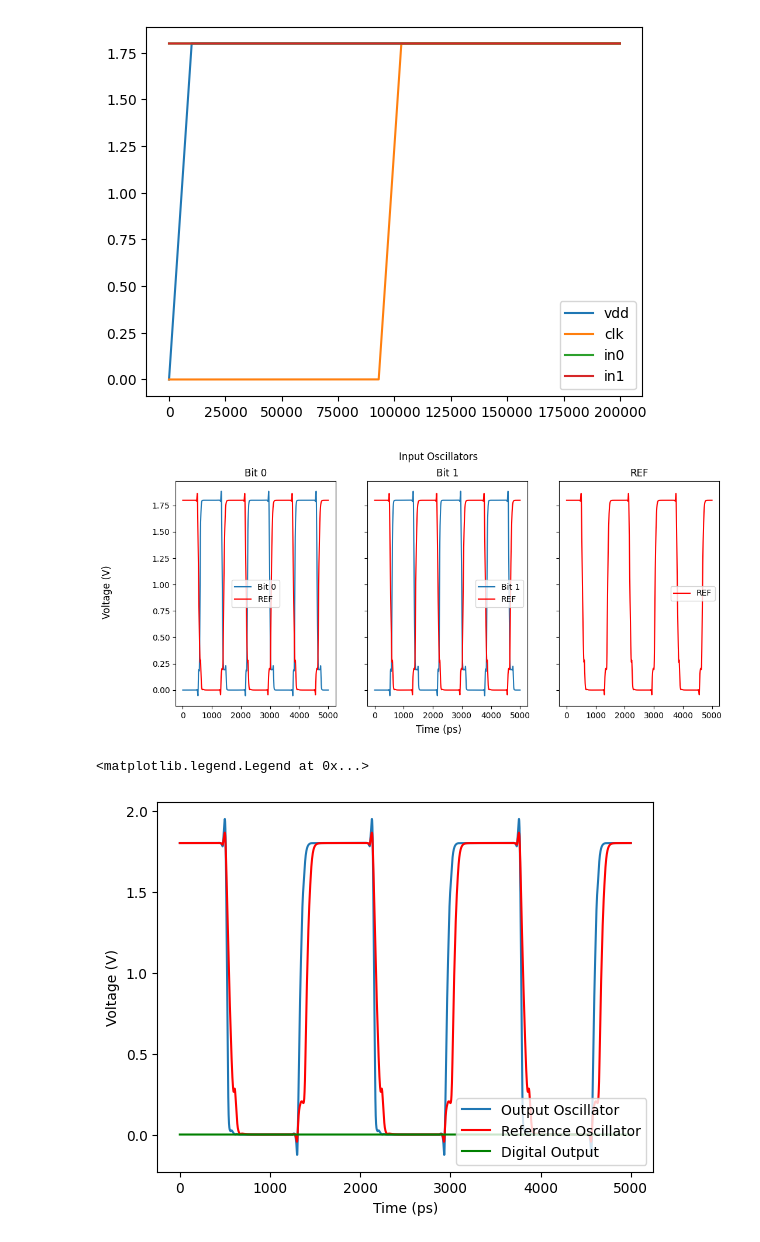
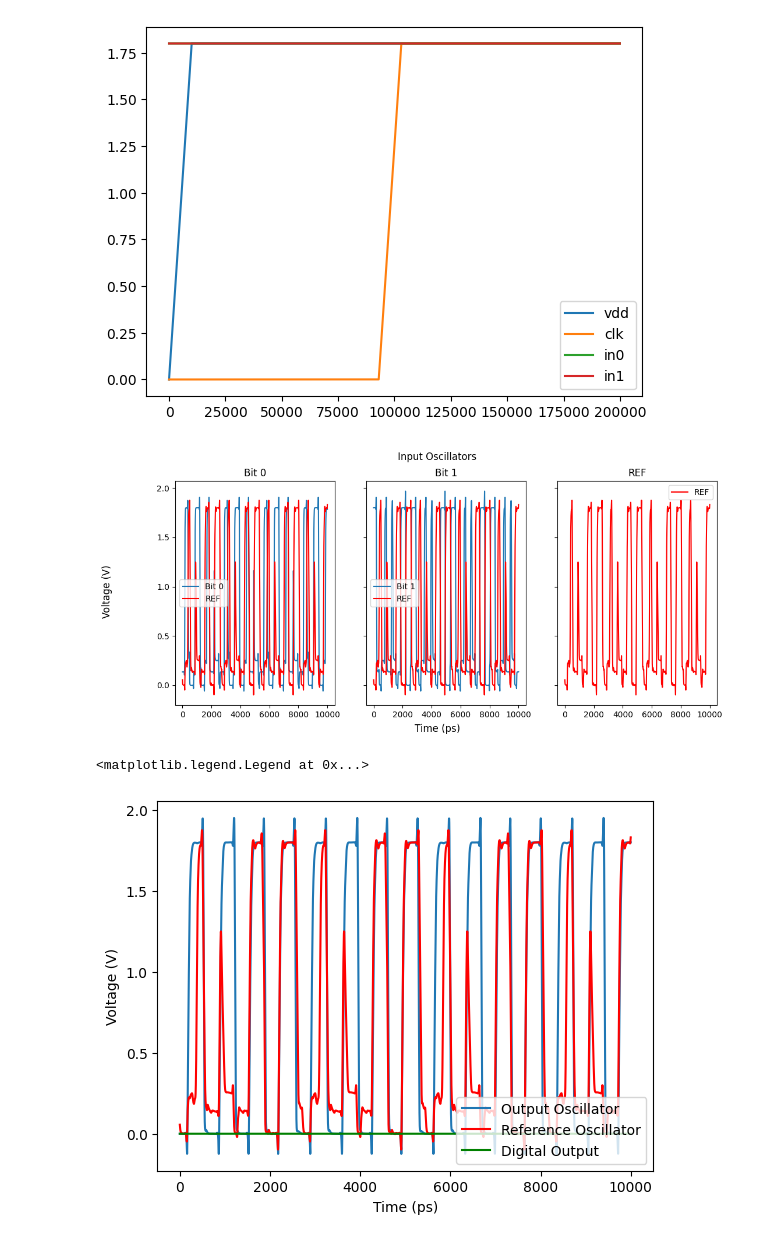
Before and after one commit to ThomasPluck/wobblchip, a Jupyter notebook: sim/integration_validation.ipynb, the cells around one changed output. Saved outputs shown, nothing was run; the diff lists cells and outputs as text; code cells hidden in the pictures.

```diff
--- a/sim/integration_validation.ipynb
+++ b/sim/integration_validation.ipynb
@@ -45,7 +45,7 @@ class oAND_Sim:
         aout = h.Signal(width=1)
         vout = h.Signal(width=1)
 
-        stages = 9
+        stages = 13
 
         # Instantiate input vsources and oscillators and output phase detector
         DIGITAL_IN = digital_signal(width=2,inp=3)(VSS=VSS)
@@ -87,34 +87,34 @@ plt.legend(['vdd', 'clk', 'in0', 'in1'])
 # %%
 import matplotlib.pyplot as plt
 
 fig, axs = plt.subplots(1, 3, figsize=(12, 5), sharex=True, sharey=True) # Increased the width
 
-start = -20000
-stop = -15000
+start = -10000
+stop = -1
 
 axs[0].plot(op.data['v(xtop.in_out_0)'][start:stop])
 axs[0].plot(op.data['v(xtop.ref)'][start:stop],color='red')
 axs[0].legend(['Bit 0','REF'])
 axs[0].set_title('Bit 0')
 
 axs[1].plot(op.data['v(xtop.in_out_1)'][start:stop])
 axs[1].plot(op.data['v(xtop.ref)'][start:stop],color='red')
 axs[1].legend(['Bit 1','REF'])
 axs[1].set_title('Bit 1')
 
 # Create a new subplot for REF
 axs[2].plot(op.data['v(xtop.ref)'][start:stop],color='red')
 axs[2].legend(['REF'])
 axs[2].set_title('REF')
 
 plt.suptitle('Input Oscillators')
 
 fig.supxlabel('Time (ps)')
 fig.supylabel('Voltage (V)')
 
 plt.show()
 # %% [output]
-[figure, old version]
+[figure, new version]
 # %%
 plt.plot(op.data['v(xtop.aout)'][start:stop])
 plt.plot(op.data['v(xtop.ref)'][start:stop],color='red')
@@ -124,4 +124,4 @@ plt.ylabel('Voltage (V)')
 plt.legend(['Output Oscillator','Reference Oscillator','Digital Output'],loc='lower right')
 # %% [output]
 <matplotlib.legend.Legend at 0x...>
-[figure, old version]
+[figure, new version]
```
Also changed, not shown: 4 other files.
